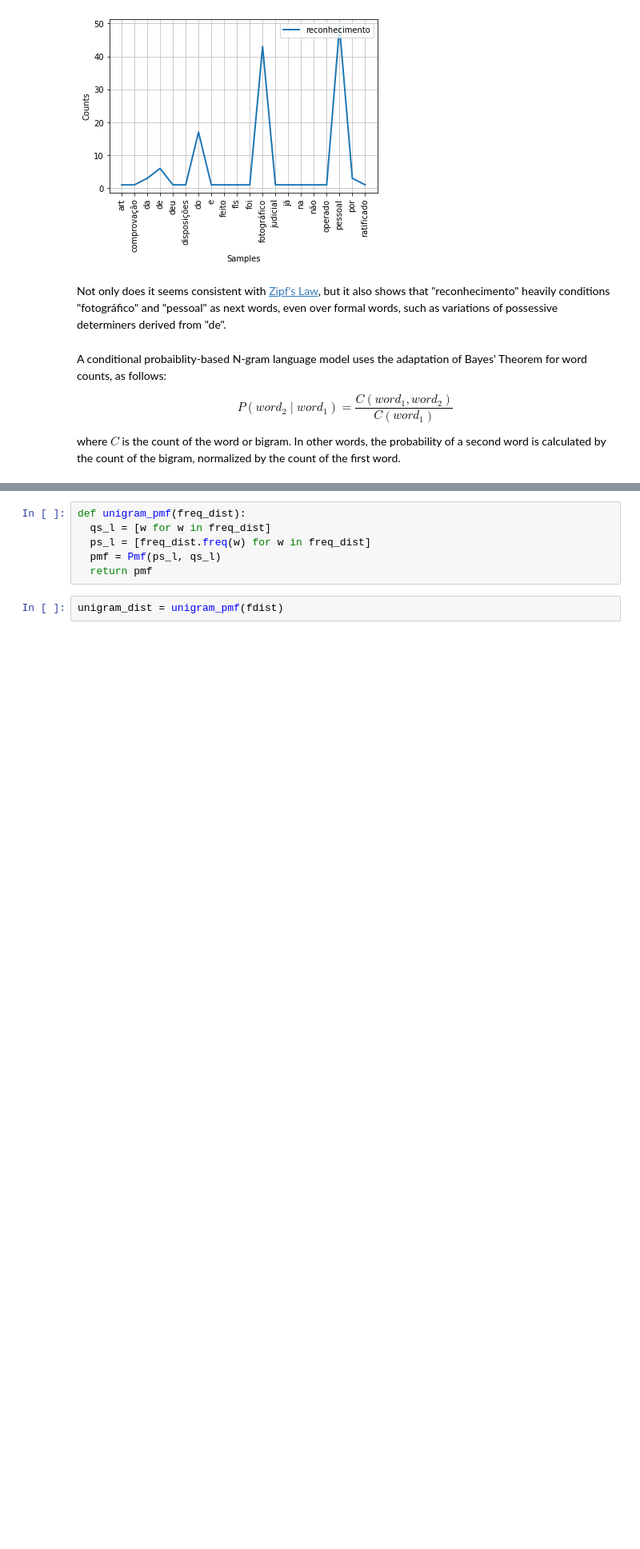
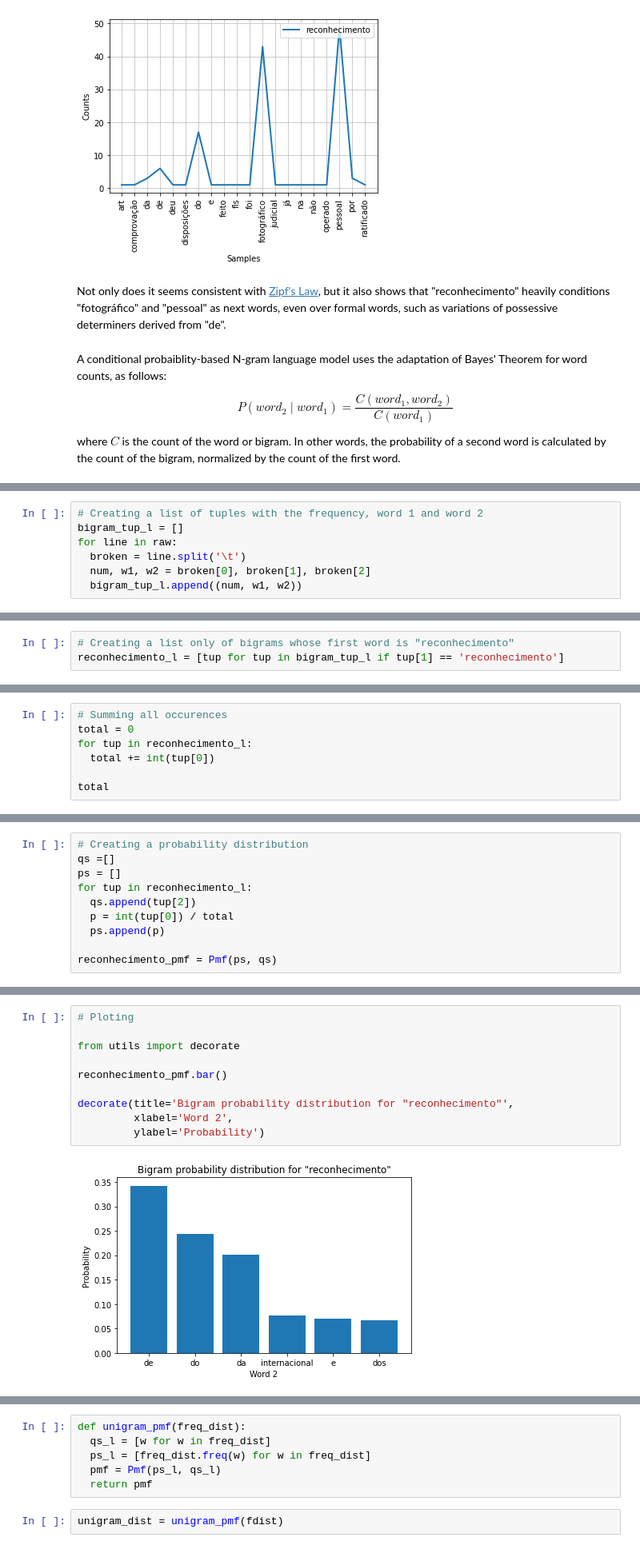
Before and after one commit to joaoppadua/stj_reconhecimento_de_pessoas, a Jupyter notebook: Mixed_methods_CUP.ipynb, the cells around one changed output, grey strips where cells are left out. Shown at 80% size. Saved outputs shown, nothing was run; the diff lists cells and outputs as text; blank space fills up the shorter version.

```diff
--- a/Mixed_methods_CUP.ipynb
+++ b/Mixed_methods_CUP.ipynb
@@ -176,0 +210,7 @@ where $C$ is the count of the word or bigram. In other words, the probability of
+# %%
+# Creating a list of tuples with the frequency, word 1 and word 2
+bigram_tup_l = []
+for line in raw:
+  broken = line.split('\t')
+  num, w1, w2 = broken[0], broken[1], broken[2]
+  bigram_tup_l.append((num, w1, w2))
@@ -176,0 +230,3 @@ where $C$ is the count of the word or bigram. In other words, the probability of
+# %%
+# Creating a list only of bigrams whose first word is "reconhecimento"
+reconhecimento_l = [tup for tup in bigram_tup_l if tup[1] == 'reconhecimento']
@@ -176,0 +242,7 @@ where $C$ is the count of the word or bigram. In other words, the probability of
+# %%
+# Summing all occurences
+total = 0
+for tup in reconhecimento_l:
+  total += int(tup[0])
+
+total
@@ -176,0 +251,10 @@ where $C$ is the count of the word or bigram. In other words, the probability of
+# %%
+# Creating a probability distribution
+qs =[]
+ps = []
+for tup in reconhecimento_l:
+  qs.append(tup[2])
+  p = int(tup[0]) / total
+  ps.append(p)
+
+reconhecimento_pmf = Pmf(ps, qs)
@@ -176,0 +271,12 @@ where $C$ is the count of the word or bigram. In other words, the probability of
+# %%
+# Ploting
+
+from utils import decorate
+
+reconhecimento_pmf.bar()
+
+decorate(title='Bigram probability distribution for "reconhecimento"',
+         xlabel='Word 2',
+         ylabel='Probability')
+# %% [output]
+[figure, added]
```
Also changed, not shown: parts of 21 cells of this notebook.
